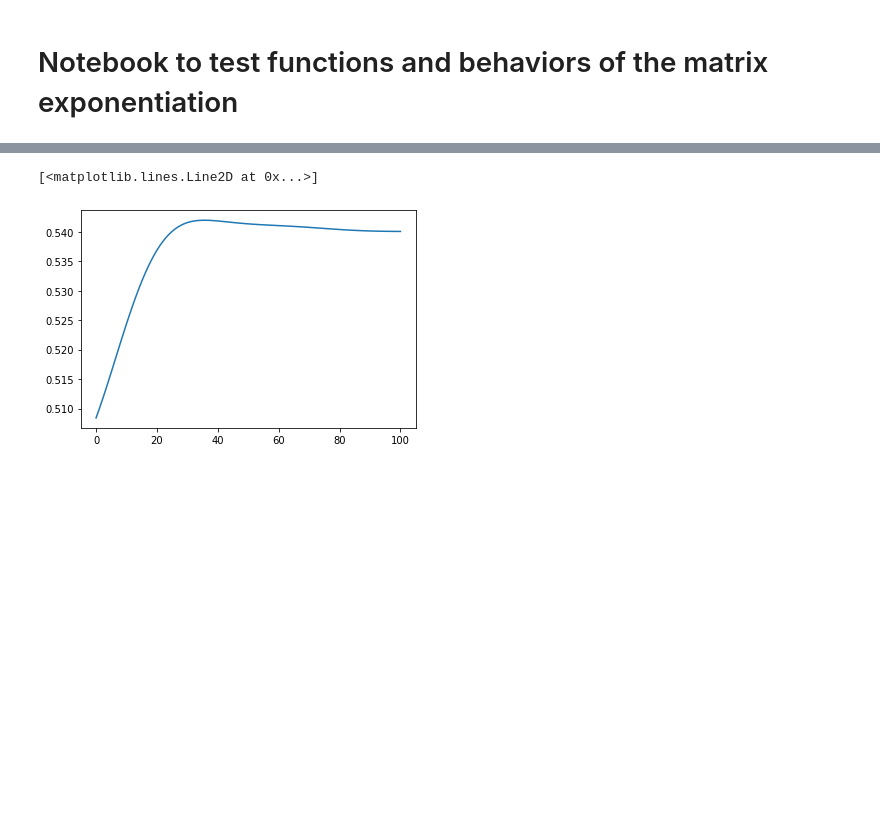
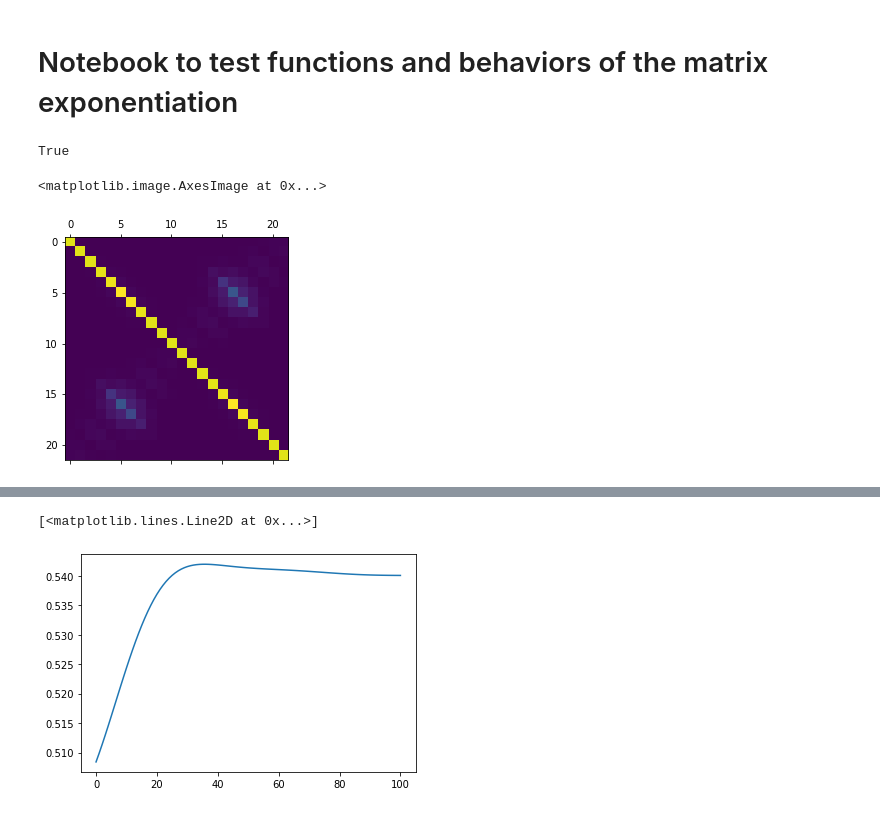
Before and after one commit to polyquantique/optimal_pumps, a Jupyter notebook: test_func.ipynb, the cells around one changed output, grey strips where cells are left out. Drawn from its saved outputs; the diff is of its cells as text; code cells hidden in the pictures; blank space fills up the shorter version.

```diff
--- a/test_func.ipynb
+++ b/test_func.ipynb
@@ -10,0 +13,23 @@ import get_initialization_cond as init
+# %%
+vp = 0.1
+l = 1
+wi = -8
+wf = 8
+Np = 0.02
+N = 11
+x = np.linspace(wi, wf, N)
+w = np.linspace(2*wi, 2*wf, 2*N)
+gauss_params = [0.1, 0.2, np.pi/7]
+alpha, G, H, = init.get_constants(vp, l, wi, wf, Np, N = N)
+U = np.array(gauss_opt.get_U_matrix(gauss_params, w, alpha, G, H, l))
+right_fft = scipy.fft.fft(np.eye(len(w)))
+# %%
+fft = right_fft@U@np.conj(right_fft.T)/(2*N)
+np.allclose(np.trace(fft), np.trace(U))
+# %% [output]
+True
+# %%
+plt.matshow(np.abs(U))
+# %% [output]
+<matplotlib.image.AxesImage at 0x...>
+[figure, added]
```
Also changed, not shown: parts of 3 cells of this notebook, 3 other files.
